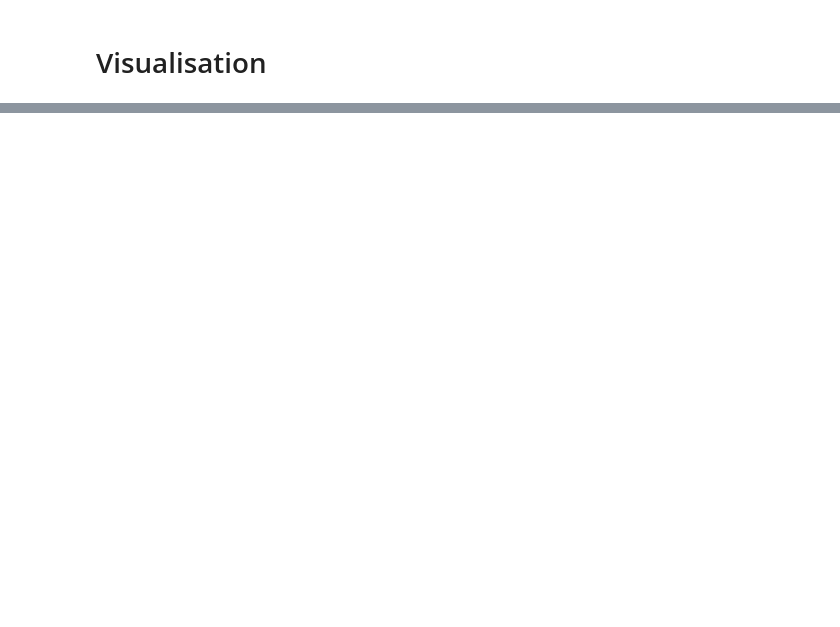
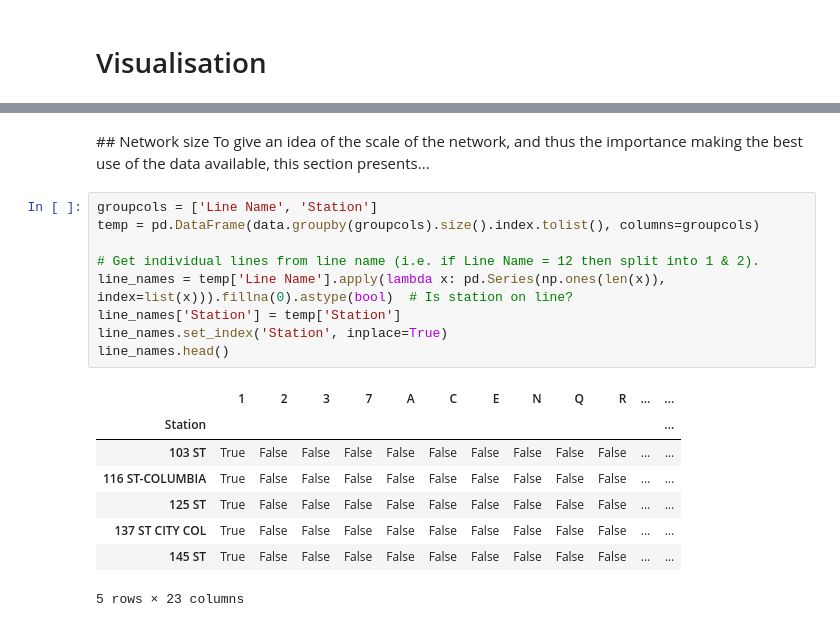
Before and after one commit to Ahhj/dashboarding-with-notebooks-kaggle, a Jupyter notebook: day-1/dashboarding-with-notebooks-day-1.ipynb, the cells around one changed output, grey strips where cells are left out. Saved outputs shown, nothing was run; the diff lists cells and outputs as text; blank space fills up the shorter version.

```diff
--- a/day-1/dashboarding-with-notebooks-day-1.ipynb
+++ b/day-1/dashboarding-with-notebooks-day-1.ipynb
@@ -121,0 +174,21 @@ data[0].head()
+# %% [markdown]
+## Network size
+To give an idea of the scale of the network, and thus the importance making the best use of the data available, this section presents...
+# %%
+groupcols = ['Line Name', 'Station']
+temp = pd.DataFrame(data.groupby(groupcols).size().index.tolist(), columns=groupcols)
+
+# Get individual lines from line name (i.e. if Line Name = 12 then split into 1 & 2).
+line_names = temp['Line Name'].apply(lambda x: pd.Series(np.ones(len(x)), index=list(x))).fillna(0).astype(bool)  # Is station on line?
+line_names['Station'] = temp['Station']
+line_names.set_index('Station', inplace=True)
+line_names.head()
+# %% [output]
+|  | 1 | 2 | 3 | 7 | A | C | E | N | Q | R | ... | ... |
+| Station |  |  |  |  |  |  |  |  |  |  |  | ... |
+| 103 ST | True | False | False | False | False | False | False | False | False | False | ... | ... |
+| 116 ST-COLUMBIA | True | False | False | False | False | False | False | False | False | False | ... | ... |
+| 125 ST | True | False | False | False | False | False | False | False | False | False | ... | ... |
+| 137 ST CITY COL | True | False | False | False | False | False | False | False | False | False | ... | ... |
+| 145 ST | True | False | False | False | False | False | False | False | False | False | ... | ... |
+5 rows × 23 columns
```
Also changed, not shown: parts of 14 cells of this notebook.
